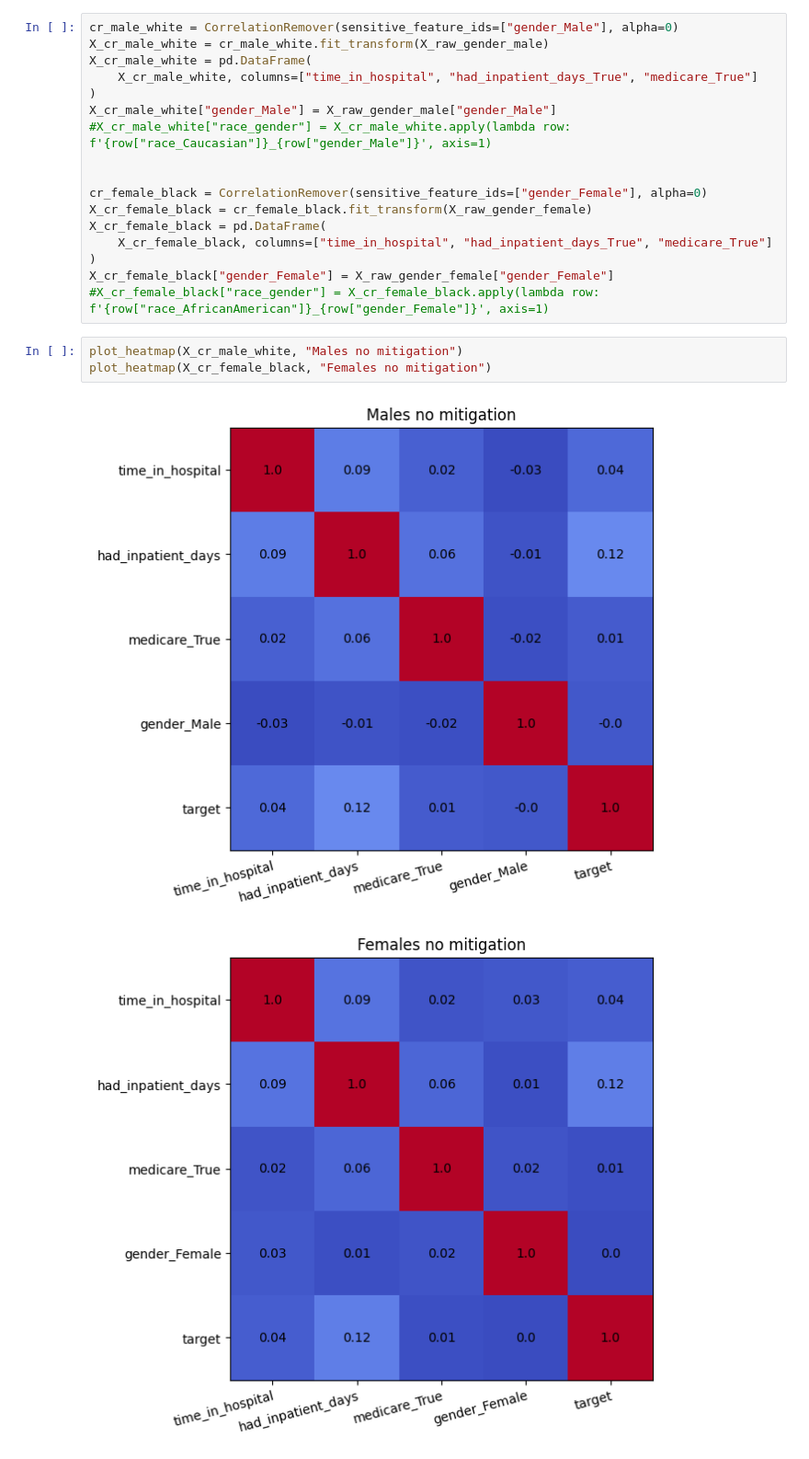
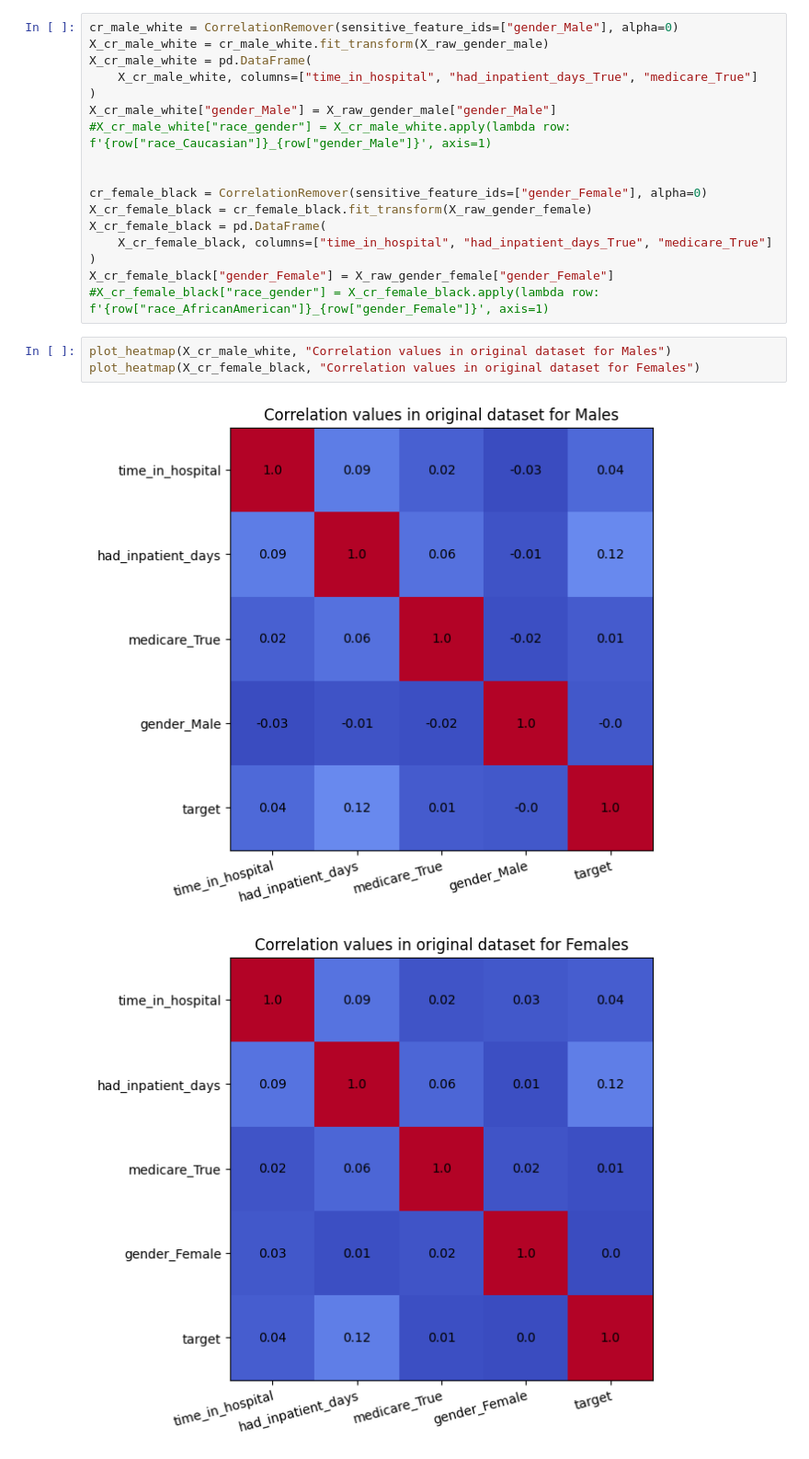
Before and after one commit to nicolacalzone/FairLearn_Sample, a Jupyter notebook: plot_correlationremover_before_after_checkpoint.ipynb, the cells around one changed output. Shown at 92% size. Saved outputs shown, nothing was run; the diff lists cells and outputs as text.

```diff
--- a/plot_correlationremover_before_after_checkpoint.ipynb
+++ b/plot_correlationremover_before_after_checkpoint.ipynb
@@ -233,12 +249,12 @@ X_cr_female_black = pd.DataFrame(
 )
 X_cr_female_black["gender_Female"] = X_raw_gender_female["gender_Female"]
 #X_cr_female_black["race_gender"] = X_cr_female_black.apply(lambda row: f'{row["race_AfricanAmerican"]}_{row["gender_Female"]}', axis=1)
-# %%
-plot_heatmap(X_cr_male_white, "Males no mitigation")
-plot_heatmap(X_cr_female_black, "Females no mitigation")
-# %% [output]
-[figure, removed]
-[figure, removed]
+# %%
+plot_heatmap(X_cr_male_white, "Correlation values in original dataset for Males")
+plot_heatmap(X_cr_female_black, "Correlation values in original dataset for Females")
+# %% [output]
+[figure, added]
+[figure, added]
 # %%
 cr_male_white = CorrelationRemover(sensitive_feature_ids=["gender_Male"], alpha=1)
 X_cr_male_white = cr_male_white.fit_transform(X_raw_gender_male)
```
Also changed, not shown: parts of 3 cells of this notebook.
